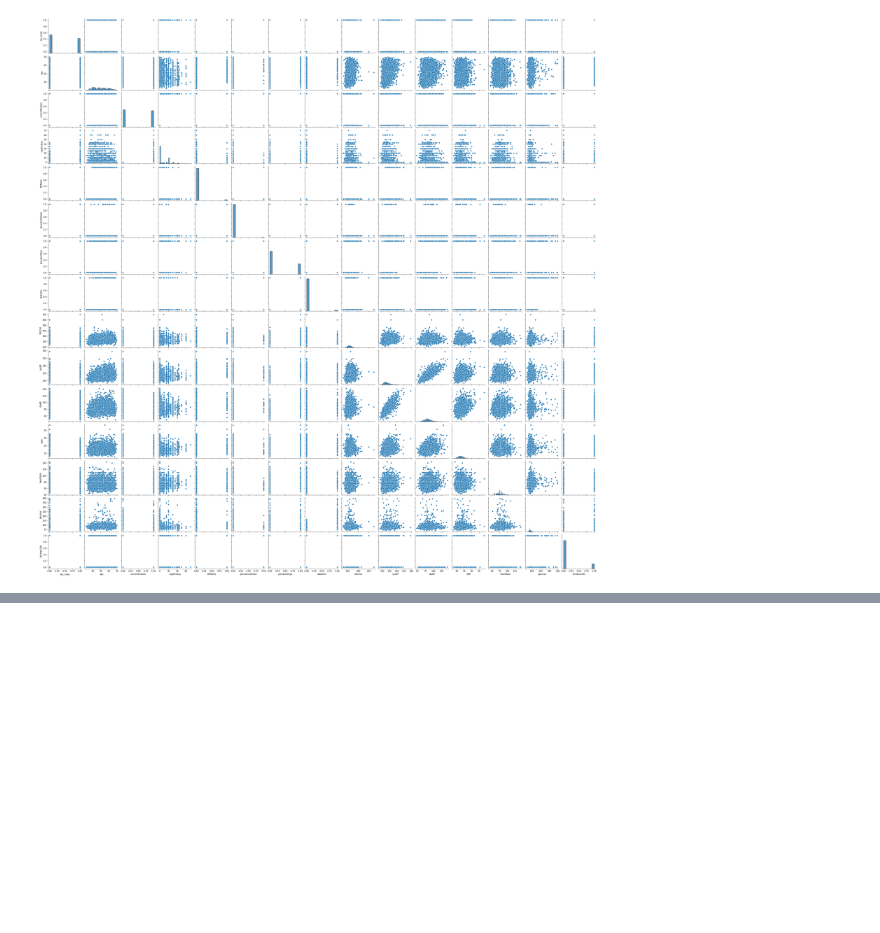
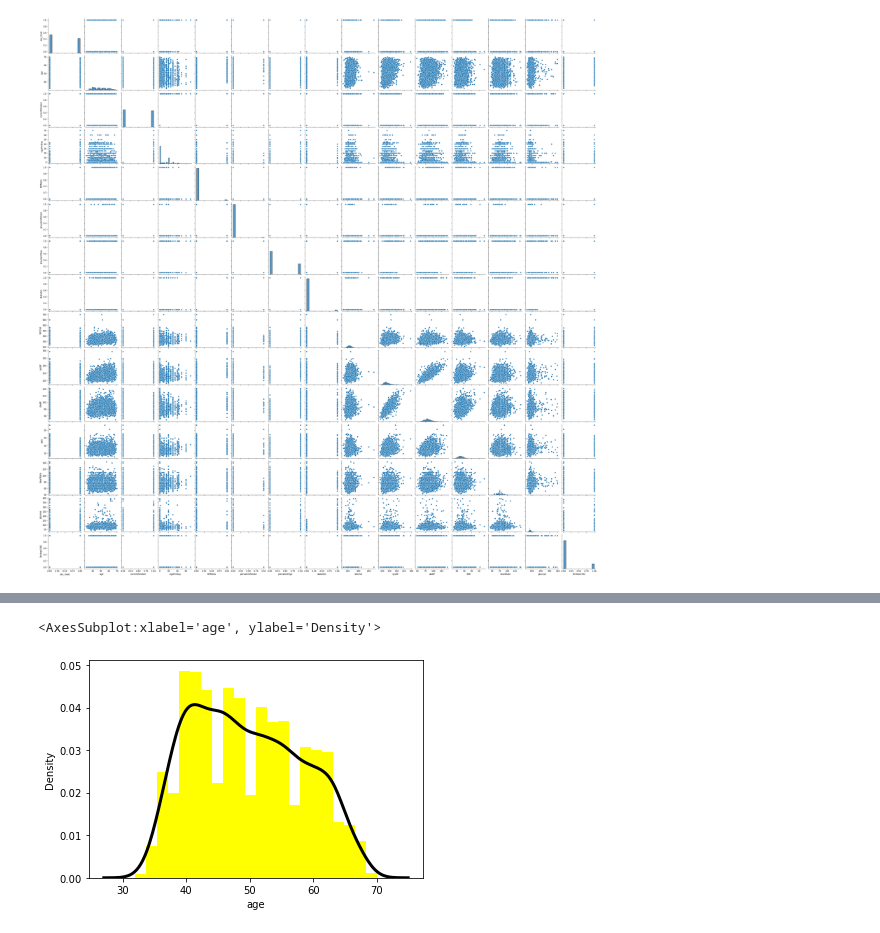
Before and after one commit to NimeshaPrasadini/ML_Assignment2_IT19028774_IT19140476_IT19123578_IT19138732, a Jupyter notebook: IT19028774_IT19140476_IT19123578_IT19138732.ipynb, the cells around one changed output, grey strips where cells are left out. Cells and saved outputs as stored; diff of their text form; code cells hidden in the pictures; blank space fills up the shorter version.

Commit message:
data visualization for age

```diff
--- a/IT19028774_IT19140476_IT19123578_IT19138732.ipynb
+++ b/IT19028774_IT19140476_IT19123578_IT19138732.ipynb
@@ -122,3 +122,10 @@ chd_df.describe()
 | 50% | 0.000000 | 49.000000 | 0.000000 | 0.000000 | 0.000000 | 0.000000 | 0.000000 | 0.000000 | ... |
 | 75% | 1.000000 | 56.000000 | 1.000000 | 20.000000 | 0.000000 | 0.000000 | 1.000000 | 0.000000 | ... |
 | max | 1.000000 | 70.000000 | 1.000000 | 70.000000 | 1.000000 | 1.000000 | 1.000000 | 1.000000 | ... |
+# %%
+sn.distplot(chd_df['age'],color='Yellow',hist_kws={'alpha':1,"linewidth": 2}, kde_kws={"color": "k", "lw": 3, "label": "KDE"})
+#most of people are form age 40-50
+#Gamitha
+# %% [output]
+<AxesSubplot:xlabel='age', ylabel='Density'>
+[figure, added]
```
